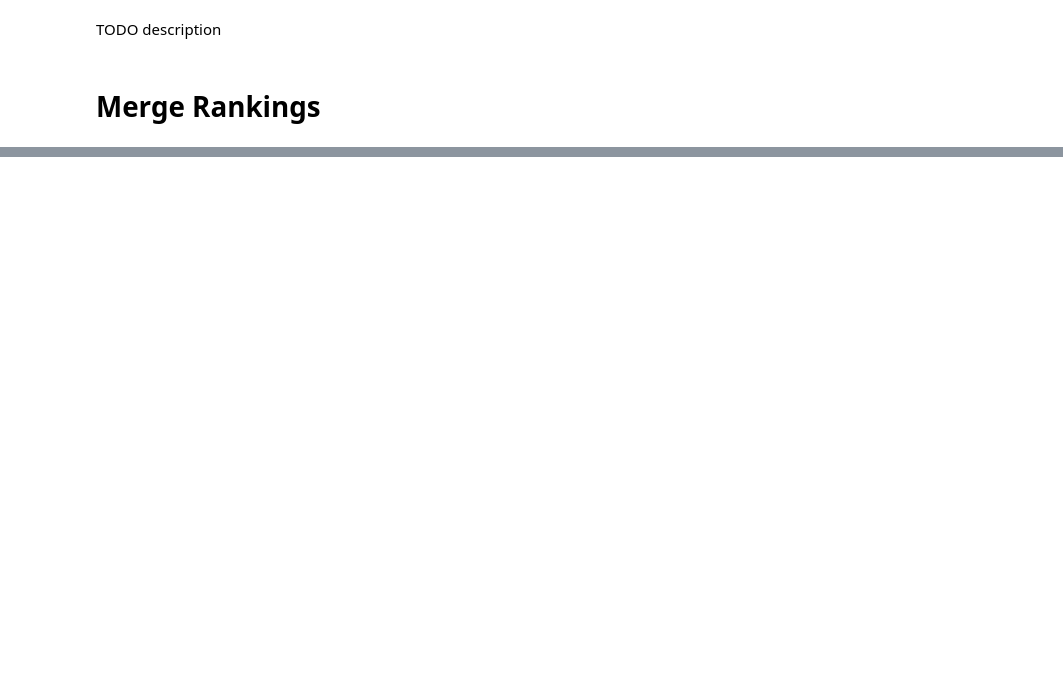
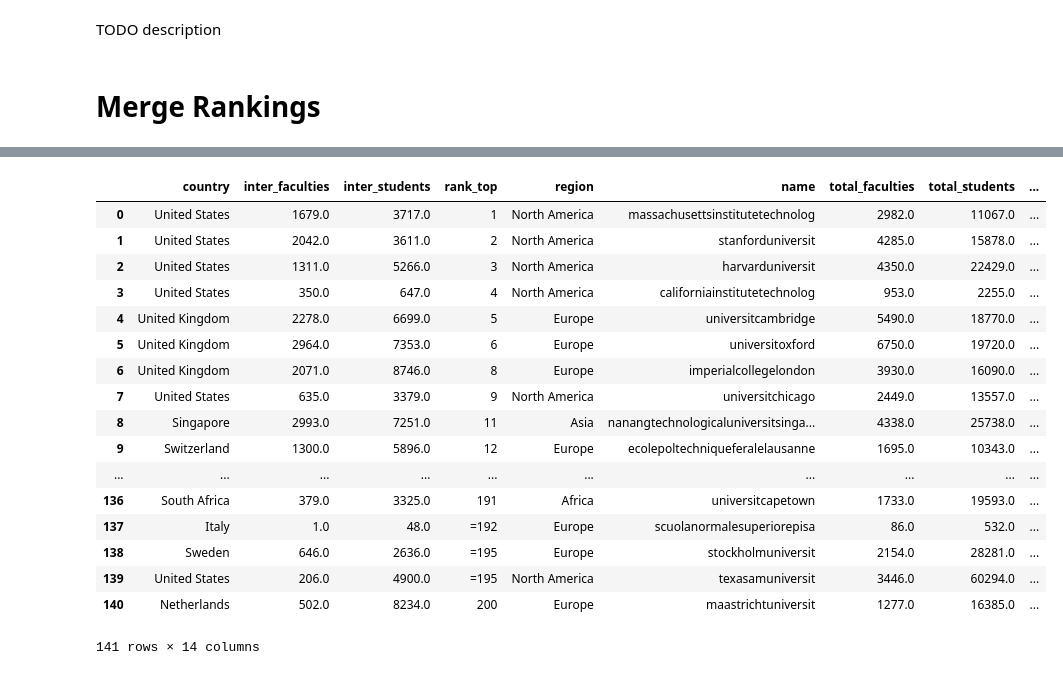
Before and after one commit to maxpr/ADA, a Jupyter notebook: 02 - Data from the Web/Homework2.ipynb, the cells around one changed output, grey strips where cells are left out. Drawn from its saved outputs; the diff is of its cells as text; code cells hidden in the pictures; blank space fills up the shorter version.

```diff
--- a/02 - Data from the Web/Homework2.ipynb
+++ b/02 - Data from the Web/Homework2.ipynb
@@ -615,0 +587,3 @@ TODO description
+# %%
+df_top_tomerge = tu_df.copy()
+df_times_tomerge = th_df.copy()
@@ -615,0 +652,29 @@ TODO description
+# %%
+df_top_tomerge = df_top_tomerge.rename(columns={'title': 'name', 'rank_display':'rank_top'})
+df_times_tomerge = df_times_tomerge.rename(columns={'rank': 'rank_times'})
+
+df_times_tomerge['name'] = modify_tomerge(df_times_tomerge['name'])
+df_top_tomerge['name'] = modify_tomerge(df_top_tomerge['name'])
+
+df = df_top_tomerge.merge(df_times_tomerge, how='inner')
+
+df
+# %% [output]
+|  | country | inter_faculties | inter_students | rank_top | region | name | total_faculties | total_students | ... |
+| 0 | United States | 1679.0 | 3717.0 | 1 | North America | massachusettsinstitutetechnolog | 2982.0 | 11067.0 | ... |
+| 1 | United States | 2042.0 | 3611.0 | 2 | North America | stanforduniversit | 4285.0 | 15878.0 | ... |
+| 2 | United States | 1311.0 | 5266.0 | 3 | North America | harvarduniversit | 4350.0 | 22429.0 | ... |
+| 3 | United States | 350.0 | 647.0 | 4 | North America | californiainstitutetechnolog | 953.0 | 2255.0 | ... |
+| 4 | United Kingdom | 2278.0 | 6699.0 | 5 | Europe | universitcambridge | 5490.0 | 18770.0 | ... |
+| 5 | United Kingdom | 2964.0 | 7353.0 | 6 | Europe | universitoxford | 6750.0 | 19720.0 | ... |
+| 6 | United Kingdom | 2071.0 | 8746.0 | 8 | Europe | imperialcollegelondon | 3930.0 | 16090.0 | ... |
+| 7 | United States | 635.0 | 3379.0 | 9 | North America | universitchicago | 2449.0 | 13557.0 | ... |
+| 8 | Singapore | 2993.0 | 7251.0 | 11 | Asia | nanangtechnologicaluniversitsinga... | 4338.0 | 25738.0 | ... |
+| 9 | Switzerland | 1300.0 | 5896.0 | 12 | Europe | ecolepoltechniqueferalelausanne | 1695.0 | 10343.0 | ... |
+| ... | ... | ... | ... | ... | ... | ... | ... | ... | ... |
+| 136 | South Africa | 379.0 | 3325.0 | 191 | Africa | universitcapetown | 1733.0 | 19593.0 | ... |
+| 137 | Italy | 1.0 | 48.0 | =192 | Europe | scuolanormalesuperiorepisa | 86.0 | 532.0 | ... |
+| 138 | Sweden | 646.0 | 2636.0 | =195 | Europe | stockholmuniversit | 2154.0 | 28281.0 | ... |
+| 139 | United States | 206.0 | 4900.0 | =195 | North America | texasamuniversit | 3446.0 | 60294.0 | ... |
+| 140 | Netherlands | 502.0 | 8234.0 | 200 | Europe | maastrichtuniversit | 1277.0 | 16385.0 | ... |
+141 rows × 14 columns
```
Also changed, not shown: parts of 21 cells of this notebook.
